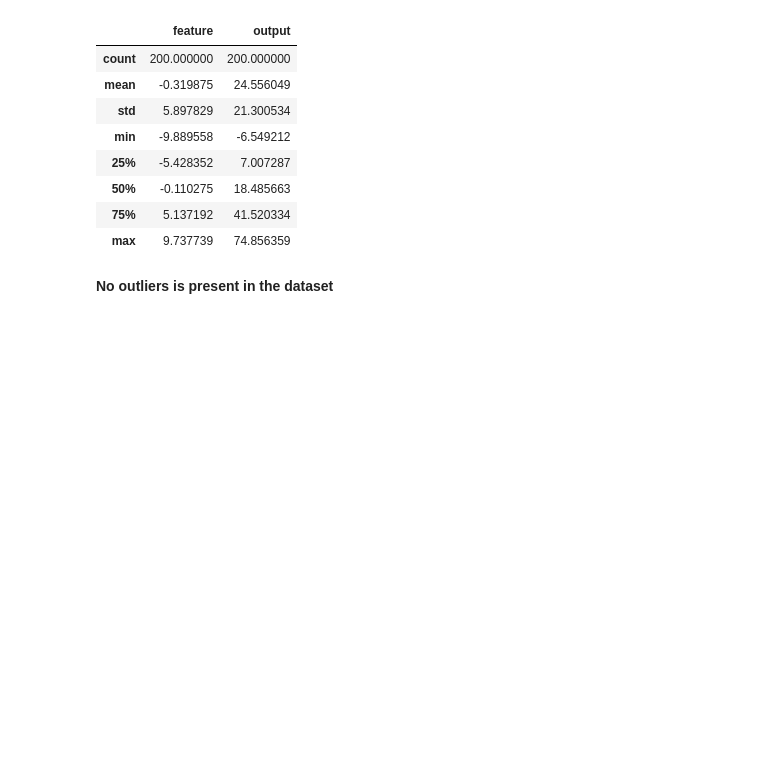
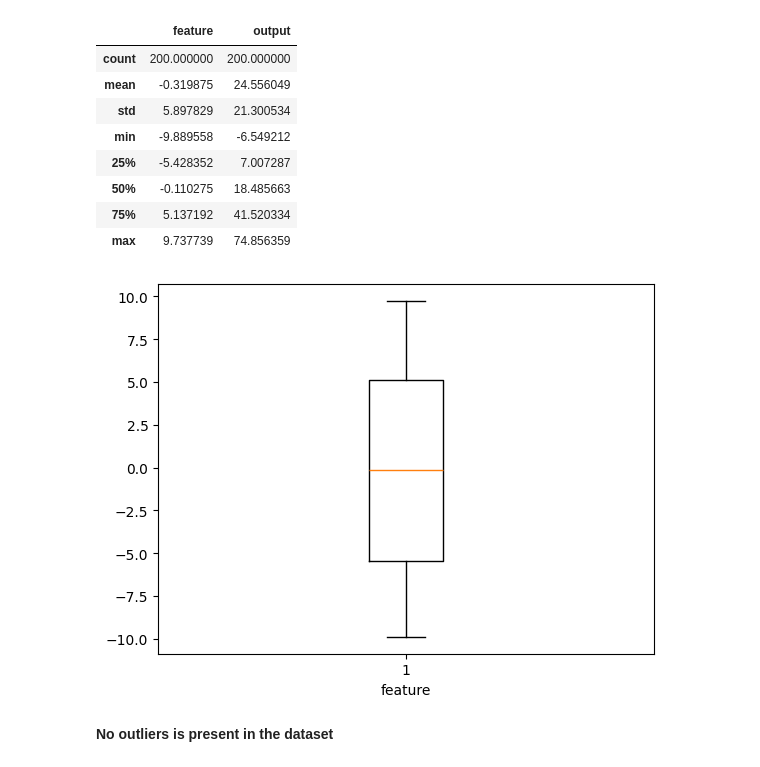
Before and after one commit to am-pythoncoder700/Machine-Learning-Algorithms, a Jupyter notebook: Poly_Linear_Reg.ipynb, the cells around one changed output. Cells and saved outputs as stored; diff of their text form; code cells hidden in the pictures; blank space fills up the shorter version.

```diff
--- a/Poly_Linear_Reg.ipynb
+++ b/Poly_Linear_Reg.ipynb
@@ -61,7 +69,11 @@ df.describe()
 | max | 9.737739 | 74.856359 |
 # %%
 # checking for outliers
-px.box(df, 'feature')
+plt.boxplot(df['feature'])
+plt.xlabel('feature')
+plt.show()
+# %% [output]
+[figure, added]
 # %% [markdown]
 **No outliers is present in the dataset**
 # %%
```
Also changed, not shown: parts of 22 cells of this notebook.
